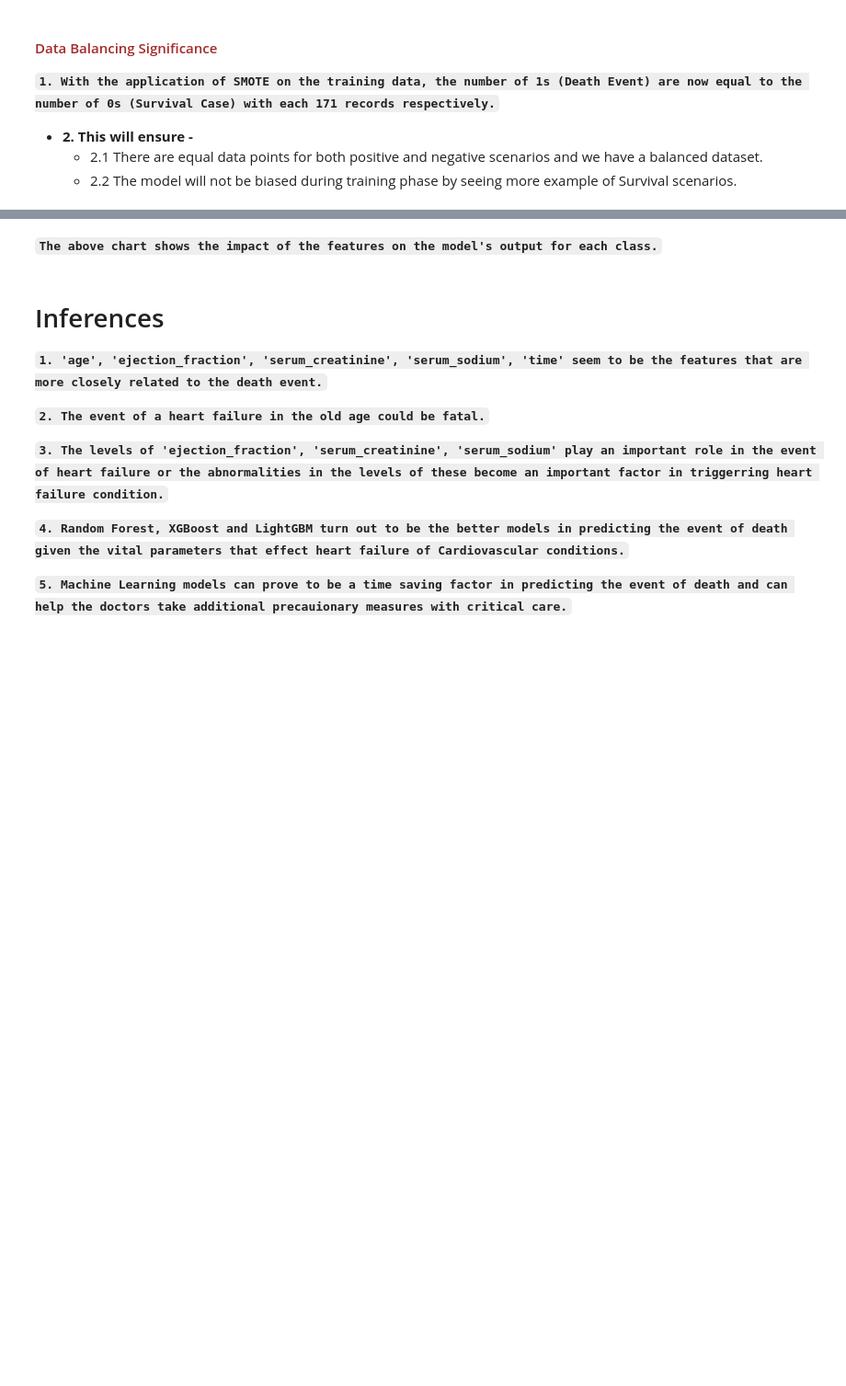
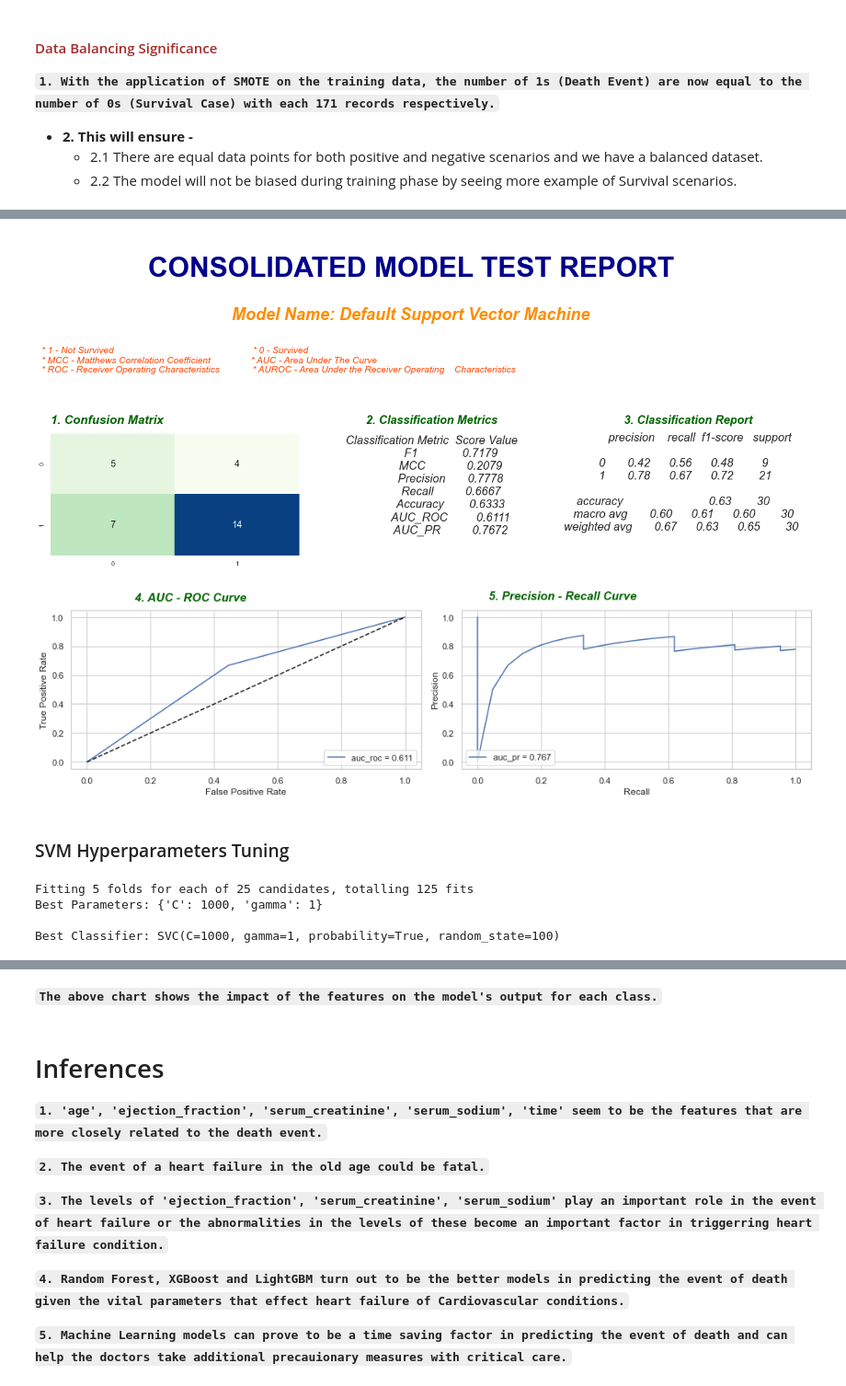
Before and after one commit to sauravmishra1710/Heart-Failure-Condition-And-Survival-Analysis, a Jupyter notebook: Heart_Failure_Prediction.ipynb, the cells around one changed output, grey strips where cells are left out. Shown at 92% size. Cells and saved outputs as stored; diff of their text form; code cells hidden in the pictures; blank space fills up the shorter version.

```diff
--- a/Heart_Failure_Prediction.ipynb
+++ b/Heart_Failure_Prediction.ipynb
@@ -133,19 +145,17 @@ dtype: int64
 ### Test - Train Split
 # %%
 # X = heart_faliure_data[['age', 'ejection_fraction', 'serum_creatinine', 'serum_sodium',
-# 'creatinine_phosphokinase', 'time']]
+#  'creatinine_phosphokinase']]
 
-# X = heart_faliure_data[['age', 'time','ejection_fraction','serum_creatinine', 'serum_sodium']]
+# X = heart_faliure_data[['age', 'ejection_fraction','serum_creatinine', 'serum_sodium']]
 
-# X = heart_faliure_data[['ejection_fraction', 'serum_creatinine']]
-
-X = heart_faliure_data[['time','ejection_fraction','serum_creatinine']]
+X = heart_faliure_data[['ejection_fraction', 'serum_creatinine', 'age']]
 
 # X = heart_faliure_data[['age','ejection_fraction','serum_sodium']]
 
 y = heart_faliure_data[['DEATH_EVENT']]
 
-X_train, X_test, y_train, y_test = train_test_split(X, y, train_size = 0.85, test_size = 0.15, random_state = 2)
+X_train, X_test, y_train, y_test = train_test_split(X, y, train_size = 0.90, test_size = 0.10, random_state = 109)
 
 print("X_Train Shape:", X_train.shape)
 print("Y_Train Shape:", y_train.shape)
@@ -180,16 +194,16 @@ Original dataset shape Counter({0: 171, 1: 83})
 # %%
 # Implement SMOTE
 sampling = SMOTE(random_state = 100)
-X_train_resampled, y_train_resampled = sampling.fit_resample(X_train.values, y_train.values.ravel())
+X_train, y_train = sampling.fit_resample(X_train.values, y_train.values.ravel())
 
 # Shuffle the data
-perms = np.random.permutation(X_train_resampled.shape[0])
-X_train_resampled = X_train_resampled[perms]
-y_train_resampled = y_train_resampled[perms]
+perms = np.random.permutation(X_train.shape[0])
+X_train = X_train[perms]
+y_train = y_train[perms]
 
-X_train_resampled = pd.DataFrame(data = X_train_resampled)
-y_train_resampled = pd.DataFrame(data = y_train_resampled)
+X_train = pd.DataFrame(data = X_train)
+y_train = pd.DataFrame(data = y_train)
 
-print(X_train_resampled.shape)
-print(y_train_resampled.shape)
+print(X_train.shape)
+print(y_train.shape)
 # %% [output]
@@ -481,0 +249,39 @@ plot_importance(best_xgb)
+# %%
+# SVM with Default Parameters and probability = True
+
+svm = SVC(kernel = 'rbf', probability = True, random_state = 100)
+
+svm = svm.fit(X_train, y_train.values.ravel())
+
+# Generate the model test classification report
+utils.Generate_Model_Test_Classification_Report(svm, X_test, y_test, model_name="Default Support Vector Machine")
+# %% [output]
+[figure, added]
+[figure, added]
+[figure, added]
+# %% [markdown]
+### SVM Hyperparameters Tuning
+# %%
+# GridSearchCV to find best parameters for svm
+svm = SVC(kernel = 'rbf', probability = True, random_state = 100)
+
+# parameters to build the model on
+param_grid = {'C': [0.1, 1, 10, 100, 1000],
+              'gamma': [1, 0.1, 0.01, 0.001, 0.0001]}
+
+grid_search = GridSearchCV(estimator = svm, param_grid = param_grid,
+                  scoring = 'accuracy', n_jobs = -1, cv = 5, verbose = 2)
+
+# fitting the model for grid search
+grid_search.fit(X_train, y_train.values.ravel())
+
+# get the best parameter from gird search
+print("Best Parameters:", grid_search.best_params_)
+
+# get the best classifier model after hyper-parameter tuning
+print("\nBest Classifier:", grid_search.best_estimator_)
+# %% [output]
+Fitting 5 folds for each of 25 candidates, totalling 125 fits
+Best Parameters: {'C': 1000, 'gamma': 1}
+
+Best Classifier: SVC(C=1000, gamma=1, probability=True, random_state=100)
```
Also changed, not shown: parts of 66 cells of this notebook.
